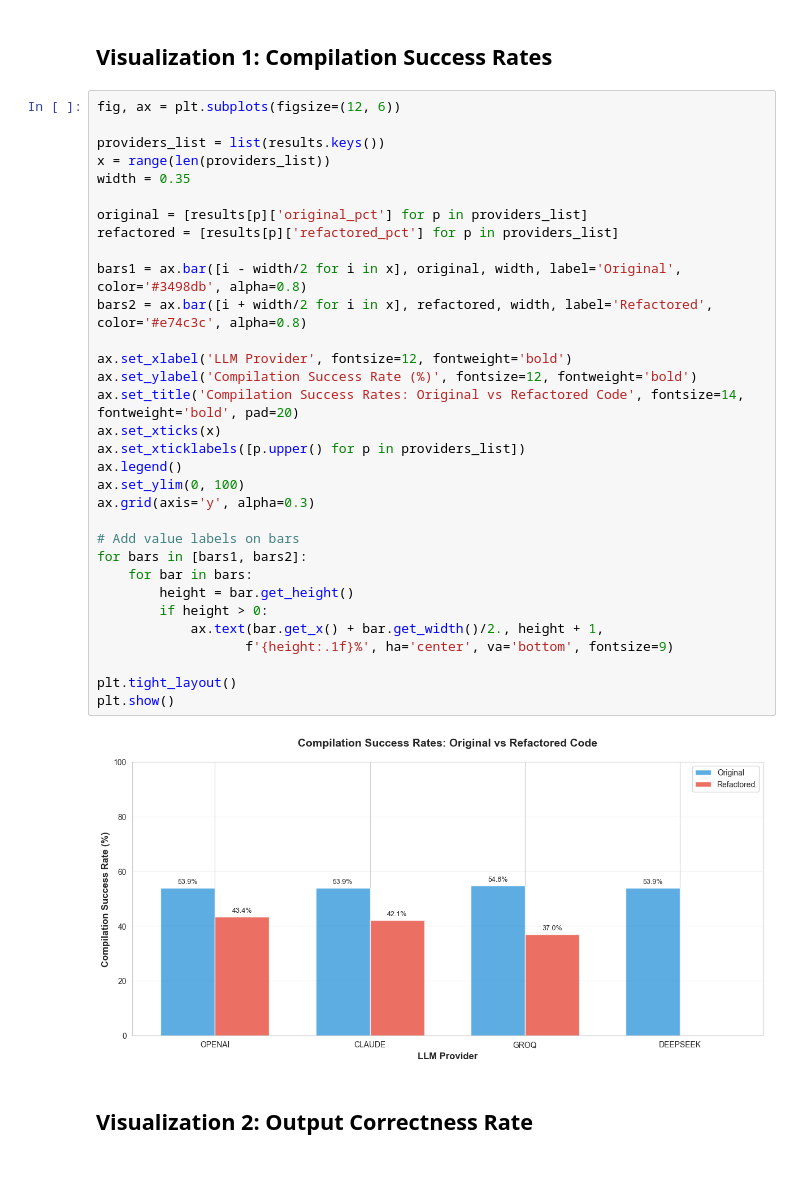
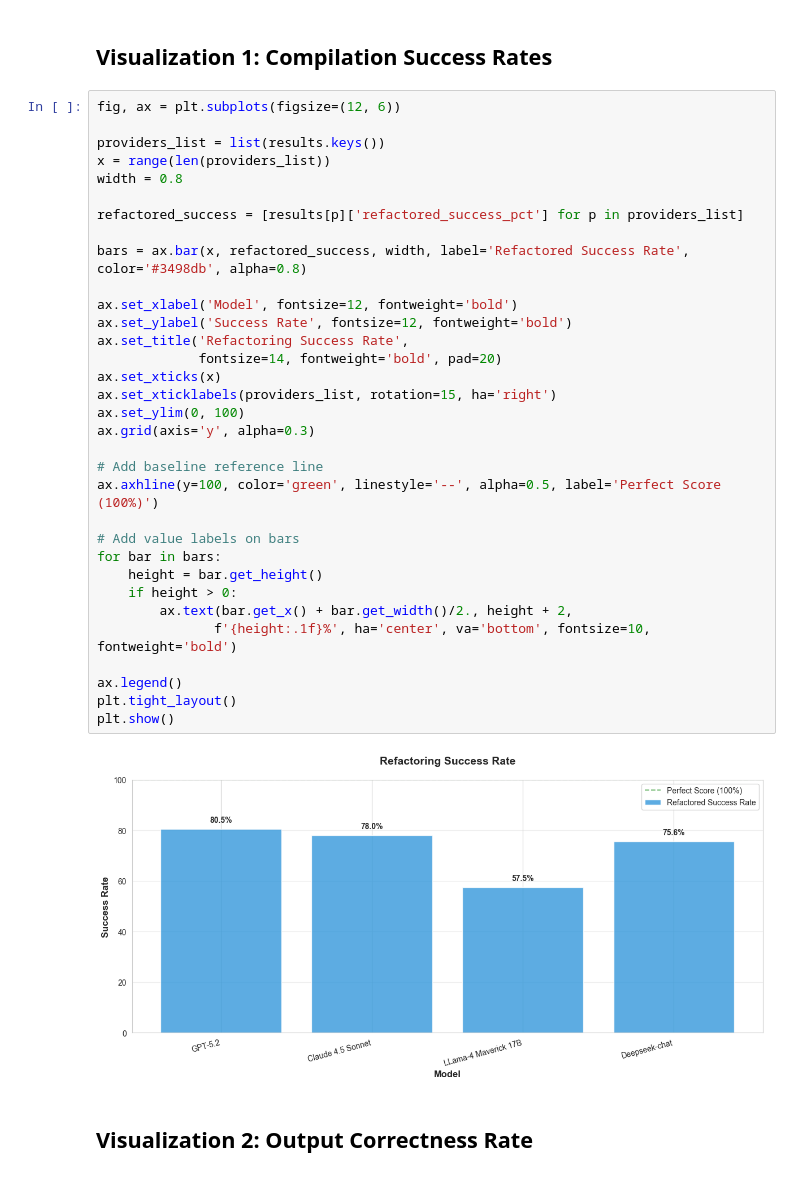
Before and after one commit to anthony-lamelas/LLM_refactoring, a Jupyter notebook: results.ipynb, the cells around one changed output. Drawn from its saved outputs; the diff is of its cells as text.

Commit message:
done with all models

```diff
--- a/results.ipynb
+++ b/results.ipynb
@@ -121,37 +144,38 @@ deepseek                   0.0             0.0
 # %%
 fig, ax = plt.subplots(figsize=(12, 6))
 
 providers_list = list(results.keys())
 x = range(len(providers_list))
-width = 0.35
+width = 0.8
 
-original = [results[p]['original_pct'] for p in providers_list]
-refactored = [results[p]['refactored_pct'] for p in providers_list]
+refactored_success = [results[p]['refactored_success_pct'] for p in providers_list]
 
-bars1 = ax.bar([i - width/2 for i in x], original, width, label='Original', color='#3498db', alpha=0.8)
-bars2 = ax.bar([i + width/2 for i in x], refactored, width, label='Refactored', color='#e74c3c', alpha=0.8)
+bars = ax.bar(x, refactored_success, width, label='Refactored Success Rate', color='#3498db', alpha=0.8)
 
-ax.set_xlabel('LLM Provider', fontsize=12, fontweight='bold')
-ax.set_ylabel('Compilation Success Rate (%)', fontsize=12, fontweight='bold')
-ax.set_title('Compilation Success Rates: Original vs Refactored Code', fontsize=14, fontweight='bold', pad=20)
+ax.set_xlabel('Model', fontsize=12, fontweight='bold')
+ax.set_ylabel('Success Rate', fontsize=12, fontweight='bold')
+ax.set_title('Refactoring Success Rate',
+             fontsize=14, fontweight='bold', pad=20)
 ax.set_xticks(x)
-ax.set_xticklabels([p.upper() for p in providers_list])
-ax.legend()
+ax.set_xticklabels(providers_list, rotation=15, ha='right')
 ax.set_ylim(0, 100)
 ax.grid(axis='y', alpha=0.3)
 
+# Add baseline reference line
+ax.axhline(y=100, color='green', linestyle='--', alpha=0.5, label='Perfect Score (100%)')
+
 # Add value labels on bars
-for bars in [bars1, bars2]:
-    for bar in bars:
-        height = bar.get_height()
-        if height > 0:
-            ax.text(bar.get_x() + bar.get_width()/2., height + 1,
-                   f'{height:.1f}%', ha='center', va='bottom', fontsize=9)
+for bar in bars:
+    height = bar.get_height()
+    if height > 0:
+        ax.text(bar.get_x() + bar.get_width()/2., height + 2,
+               f'{height:.1f}%', ha='center', va='bottom', fontsize=10, fontweight='bold')
 
+ax.legend()
 plt.tight_layout()
 plt.show()
 # %% [output]
-[figure, old version]
+[figure, new version]
 # %% [markdown]
 ## Visualization 2: Output Correctness Rate
 # %%
```
Also changed, not shown: parts of 5 cells of this notebook, 2 other files.
